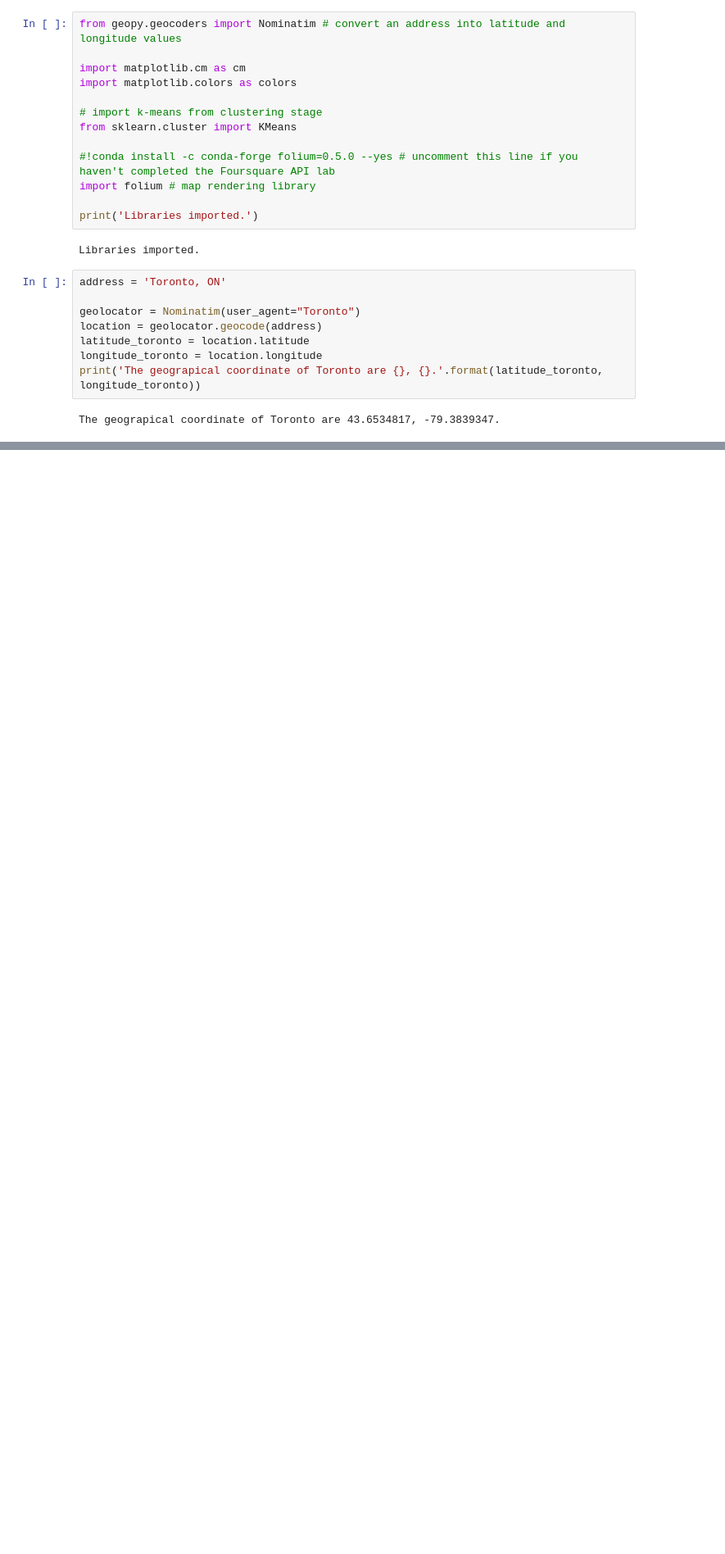
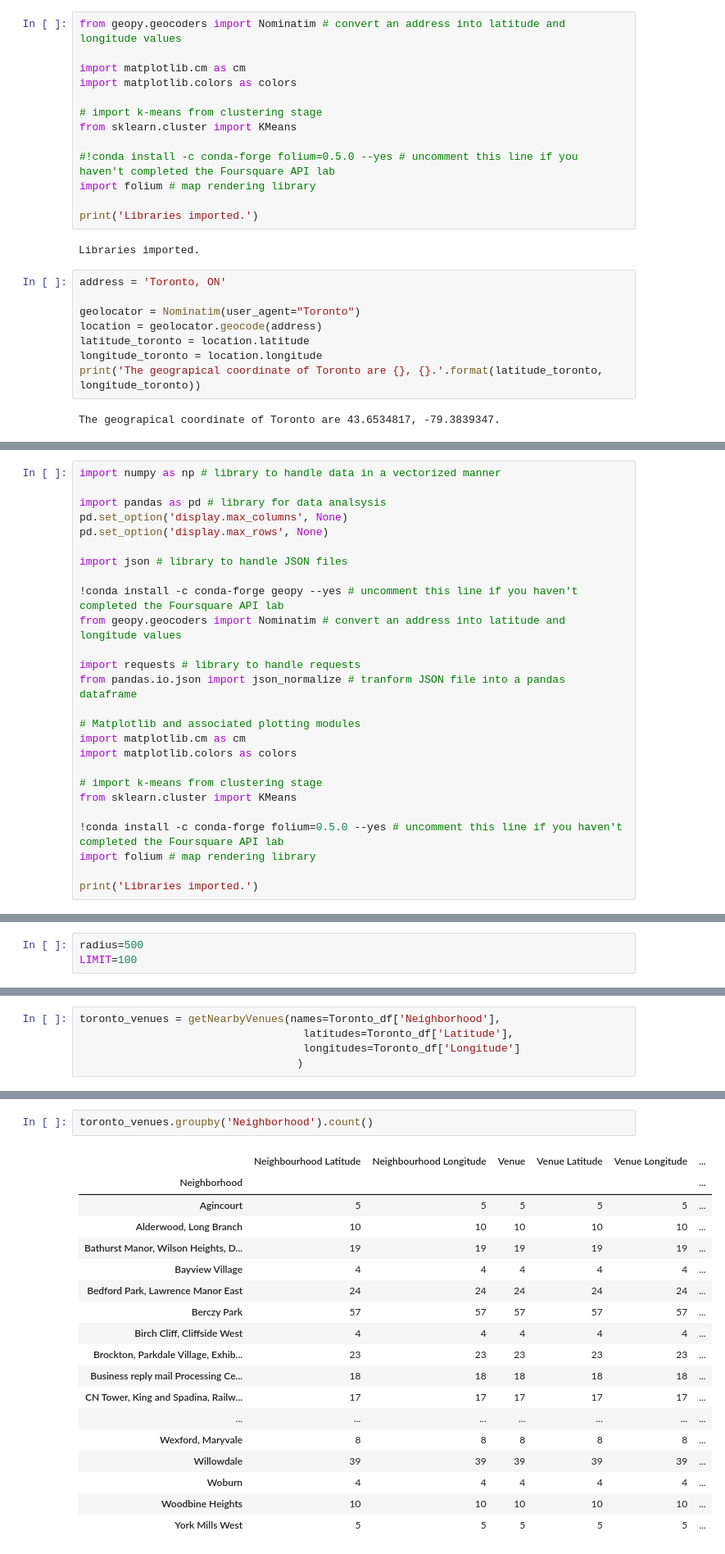
Before and after one commit to alloyou23/Coursera_Capstone, a Jupyter notebook: Coursera Capstone Notebook.ipynb, the cells around one changed output, grey strips where cells are left out. Shown at 82% size. Cells and saved outputs as stored; diff of their text form; blank space fills up the shorter version.

```diff
--- a/Coursera Capstone Notebook.ipynb
+++ b/Coursera Capstone Notebook.ipynb
@@ -234,0 +239,26 @@ map_toronto
+# %%
+import numpy as np # library to handle data in a vectorized manner
+
+import pandas as pd # library for data analsysis
+pd.set_option('display.max_columns', None)
+pd.set_option('display.max_rows', None)
+
+import json # library to handle JSON files
+
+!conda install -c conda-forge geopy --yes # uncomment this line if you haven't completed the Foursquare API lab
+from geopy.geocoders import Nominatim # convert an address into latitude and longitude values
+
+import requests # library to handle requests
+from pandas.io.json import json_normalize # tranform JSON file into a pandas dataframe
+
+# Matplotlib and associated plotting modules
+import matplotlib.cm as cm
+import matplotlib.colors as colors
+
+# import k-means from clustering stage
+from sklearn.cluster import KMeans
+
+!conda install -c conda-forge folium=0.5.0 --yes # uncomment this line if you haven't completed the Foursquare API lab
+import folium # map rendering library
+
+print('Libraries imported.')
@@ -234,0 +279,3 @@ map_toronto
+# %%
+radius=500
+LIMIT=100
@@ -234,0 +322,5 @@ map_toronto
+# %%
+toronto_venues = getNearbyVenues(names=Toronto_df['Neighborhood'],
+                                   latitudes=Toronto_df['Latitude'],
+                                   longitudes=Toronto_df['Longitude']
+                                  )
@@ -234,0 +367,21 @@ map_toronto
+# %%
+toronto_venues.groupby('Neighborhood').count()
+# %% [output]
+|  | Neighbourhood Latitude | Neighbourhood Longitude | Venue | Venue Latitude | Venue Longitude | ... |
+| Neighborhood |  |  |  |  |  | ... |
+| Agincourt | 5 | 5 | 5 | 5 | 5 | ... |
+| Alderwood, Long Branch | 10 | 10 | 10 | 10 | 10 | ... |
+| Bathurst Manor, Wilson Heights, D... | 19 | 19 | 19 | 19 | 19 | ... |
+| Bayview Village | 4 | 4 | 4 | 4 | 4 | ... |
+| Bedford Park, Lawrence Manor East | 24 | 24 | 24 | 24 | 24 | ... |
+| Berczy Park | 57 | 57 | 57 | 57 | 57 | ... |
+| Birch Cliff, Cliffside West | 4 | 4 | 4 | 4 | 4 | ... |
+| Brockton, Parkdale Village, Exhib... | 23 | 23 | 23 | 23 | 23 | ... |
+| Business reply mail Processing Ce... | 18 | 18 | 18 | 18 | 18 | ... |
+| CN Tower, King and Spadina, Railw... | 17 | 17 | 17 | 17 | 17 | ... |
+| ... | ... | ... | ... | ... | ... | ... |
+| Wexford, Maryvale | 8 | 8 | 8 | 8 | 8 | ... |
+| Willowdale | 39 | 39 | 39 | 39 | 39 | ... |
+| Woburn | 4 | 4 | 4 | 4 | 4 | ... |
+| Woodbine Heights | 10 | 10 | 10 | 10 | 10 | ... |
+| York Mills West | 5 | 5 | 5 | 5 | 5 | ... |
```
Also changed, not shown: parts of 44 cells of this notebook.
